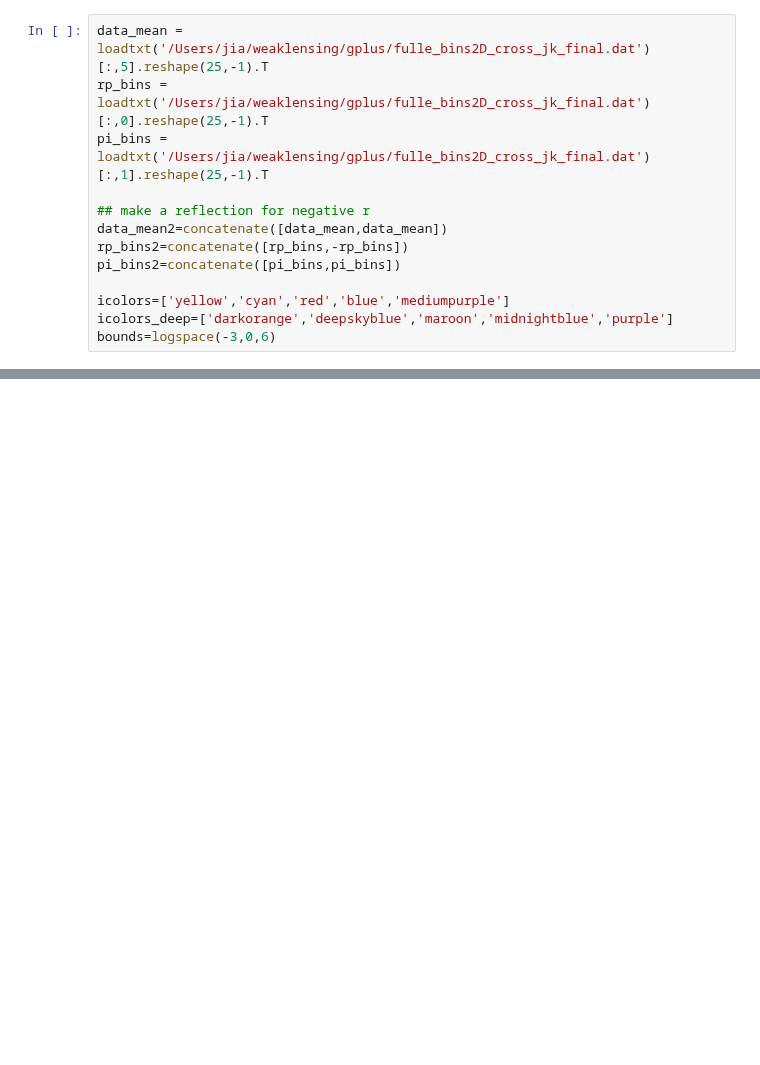
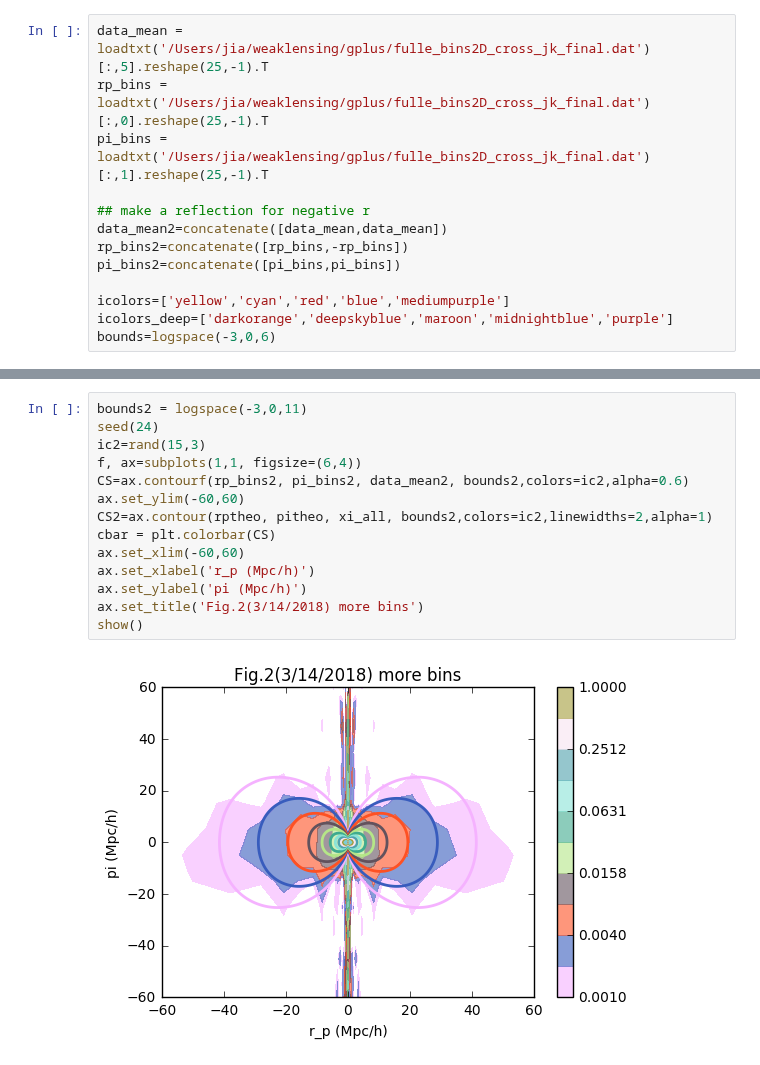
Before and after one commit to liuxx479/gplus, a Jupyter notebook: test_2d_fits.ipynb, the cells around one changed output, grey strips where cells are left out. Cells and saved outputs as stored; diff of their text form; blank space fills up the shorter version.

```diff
--- a/test_2d_fits.ipynb
+++ b/test_2d_fits.ipynb
@@ -93,0 +141,16 @@ marko_arr = array([[xi_int_marko(irp, iPI) for iPI in PI_arr] for irp in rp_arr]
+# %%
+bounds2 = logspace(-3,0,11)
+seed(24)
+ic2=rand(15,3)
+f, ax=subplots(1,1, figsize=(6,4))
+CS=ax.contourf(rp_bins2, pi_bins2, data_mean2, bounds2,colors=ic2,alpha=0.6)
+ax.set_ylim(-60,60)
+CS2=ax.contour(rptheo, pitheo, xi_all, bounds2,colors=ic2,linewidths=2,alpha=1)
+cbar = plt.colorbar(CS)
+ax.set_xlim(-60,60)
+ax.set_xlabel('r_p (Mpc/h)')
+ax.set_ylabel('pi (Mpc/h)')
+ax.set_title('Fig.2(3/14/2018) more bins')
+show()
+# %% [output]
+[figure, added]
```
Also changed, not shown: parts of 9 cells of this notebook.
